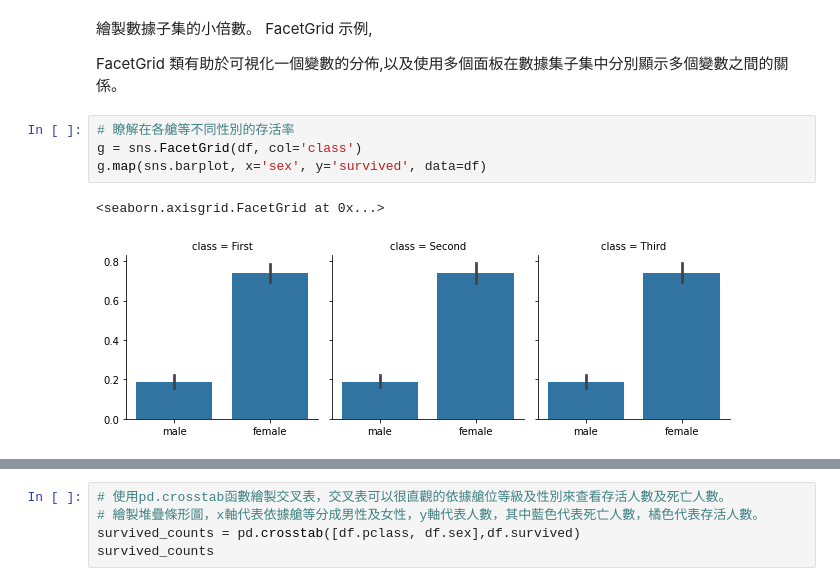
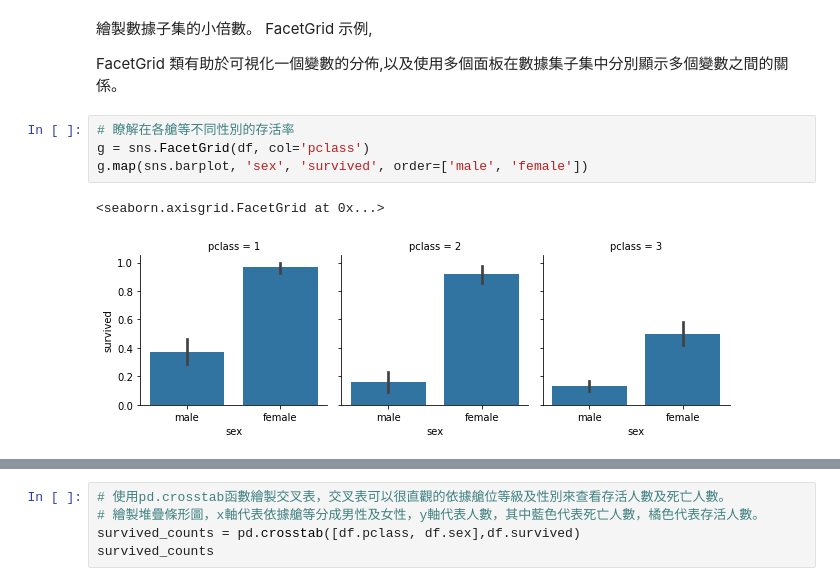
Before and after one commit to NaturalBug/python60days, a Jupyter notebook: D22_運用實際資料集進行資料視覺化練習/Day_22_作業.ipynb, the cells around one changed output, grey strips where cells are left out. Cells and saved outputs as stored; diff of their text form.

```diff
--- a/D22_運用實際資料集進行資料視覺化練習/Day_22_作業.ipynb
+++ b/D22_運用實際資料集進行資料視覺化練習/Day_22_作業.ipynb
@@ -59,11 +59,11 @@ sns.barplot(x='sex', y='survived', hue='class', data=df)
 FacetGrid 類有助於可視化一個變數的分佈,以及使用多個面板在數據集子集中分別顯示多個變數之間的關係。
 # %%
 # 瞭解在各艙等不同性別的存活率
-g = sns.FacetGrid(df, col='class')
-g.map(sns.barplot, x='sex', y='survived', data=df)
+g = sns.FacetGrid(df, col='pclass')
+g.map(sns.barplot, 'sex', 'survived', order=['male', 'female'])
 # %% [output]
 <seaborn.axisgrid.FacetGrid at 0x...>
-[figure, old version]
+[figure, new version]
 # %%
 # 先檢視各艙位存活人數，此時可以使用groupby函數進行分類，
 # 其中 survived＝1表示存活，survived＝0表示死亡，將survived加總即為各艙等生存人數。
```
Also changed, not shown: parts of 2 cells of this notebook, 1 other file.
